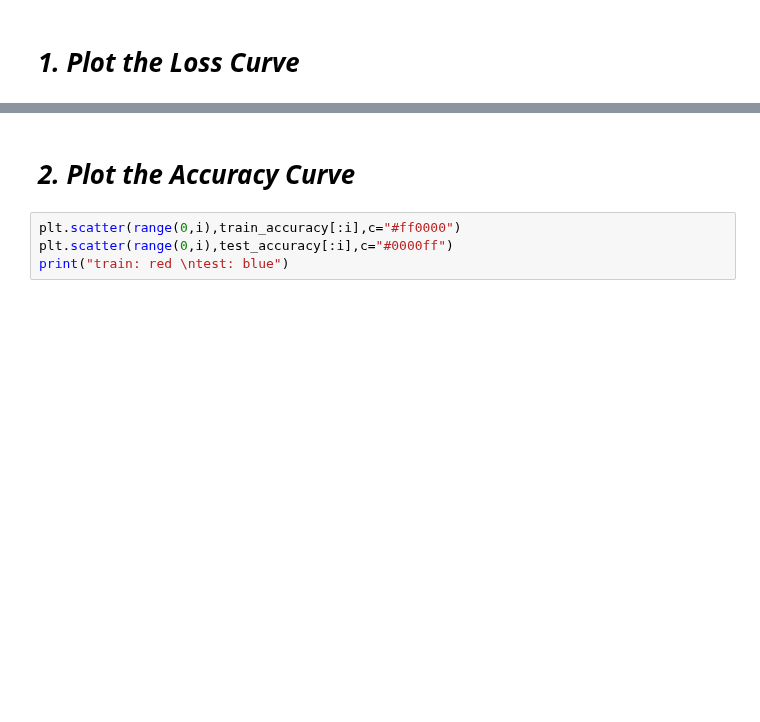
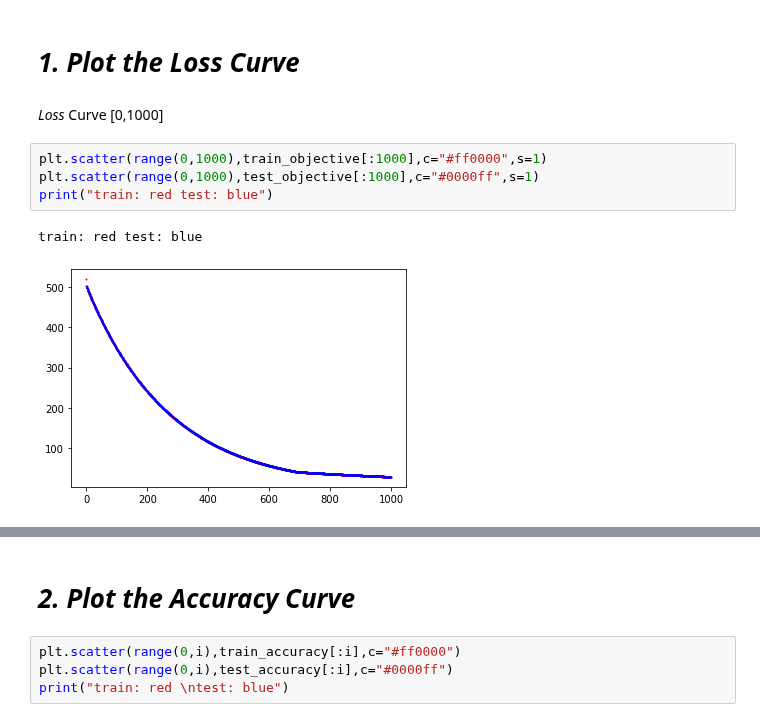
Before and after one commit to crescent98/machinelearning35911, a Jupyter notebook: assignment10.ipynb, the cells around one changed output, grey strips where cells are left out. Saved outputs shown, nothing was run; the diff lists cells and outputs as text; blank space fills up the shorter version.

```diff
--- a/assignment10.ipynb
+++ b/assignment10.ipynb
@@ -263,2 +258,11 @@ i
 # %% [markdown]
 # ***1. Plot the Loss Curve***
+# %% [markdown]
+*Loss* Curve [0,1000]
+# %%
+plt.scatter(range(0,1000),train_objective[:1000],c="#ff0000",s=1)
+plt.scatter(range(0,1000),test_objective[:1000],c="#0000ff",s=1)
+print("train: red test: blue")
+# %% [output]
+train: red test: blue
+[figure, added]
```
Also changed, not shown: parts of 13 cells of this notebook.
